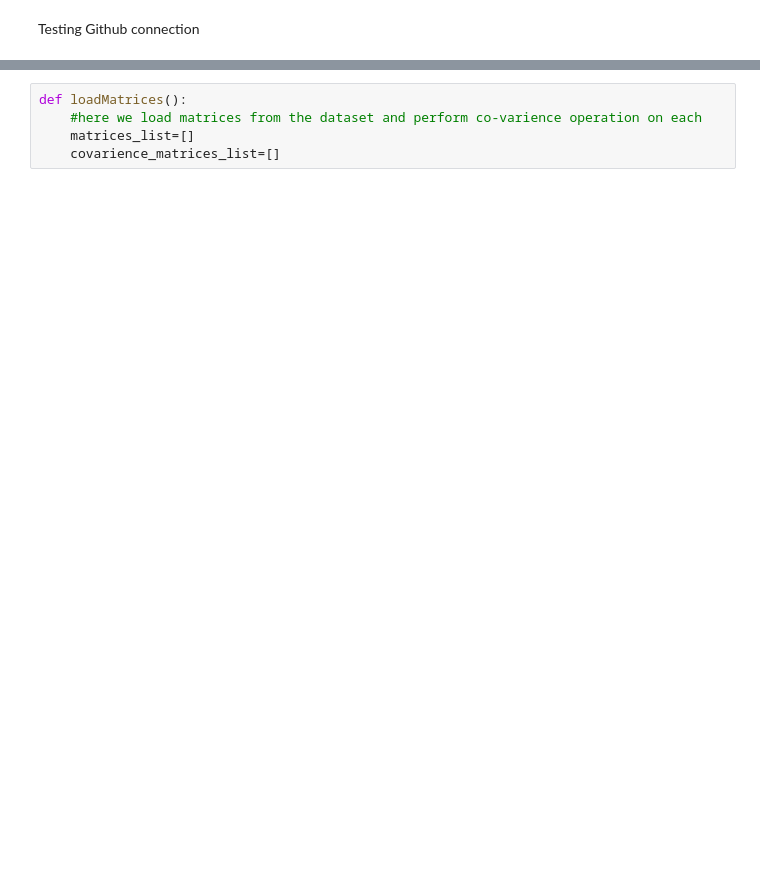
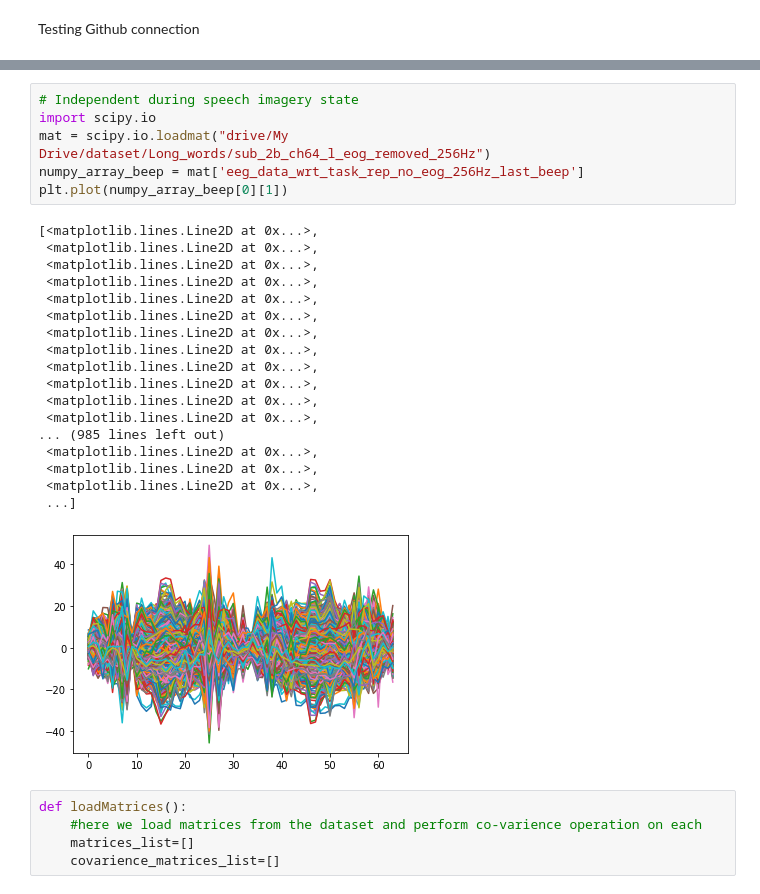
Before and after one commit to Syed-Osama-Hussain/Imagined-Speech-Prediction-from-EEG, a Jupyter notebook: main.ipynb, the cells around one changed output, grey strips where cells are left out. Saved outputs shown, nothing was run; the diff lists cells and outputs as text; blank space fills up the shorter version.

```diff
--- a/main.ipynb
+++ b/main.ipynb
@@ -16,3 +97,28 @@ drive.mount('/content/drive')
+# %%
+# Independent during speech imagery state
+import scipy.io
+mat = scipy.io.loadmat("drive/My Drive/dataset/Long_words/sub_2b_ch64_l_eog_removed_256Hz")
+numpy_array_beep = mat['eeg_data_wrt_task_rep_no_eog_256Hz_last_beep']
+plt.plot(numpy_array_beep[0][1])
+# %% [output]
+[<matplotlib.lines.Line2D at 0x...>,
+ <matplotlib.lines.Line2D at 0x...>,
+ <matplotlib.lines.Line2D at 0x...>,
+ <matplotlib.lines.Line2D at 0x...>,
+ <matplotlib.lines.Line2D at 0x...>,
+ <matplotlib.lines.Line2D at 0x...>,
+ <matplotlib.lines.Line2D at 0x...>,
+ <matplotlib.lines.Line2D at 0x...>,
+ <matplotlib.lines.Line2D at 0x...>,
+ <matplotlib.lines.Line2D at 0x...>,
+ <matplotlib.lines.Line2D at 0x...>,
+ <matplotlib.lines.Line2D at 0x...>,
+... (985 lines left out)
+ <matplotlib.lines.Line2D at 0x...>,
+ <matplotlib.lines.Line2D at 0x...>,
+ <matplotlib.lines.Line2D at 0x...>,
+ ...]
+[figure, added]
 # %%
 def loadMatrices():
     #here we load matrices from the dataset and perform co-varience operation on each
```
Also changed, not shown: parts of 7 cells of this notebook.
